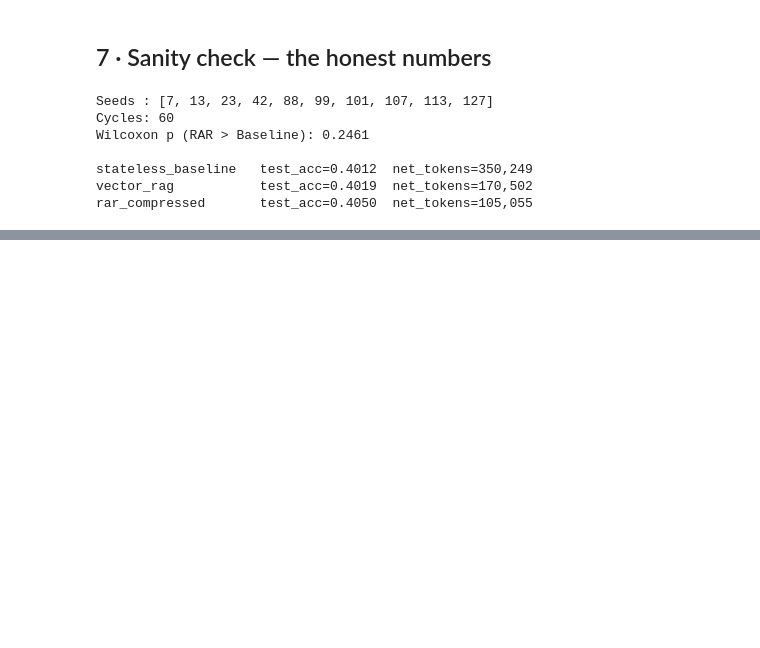
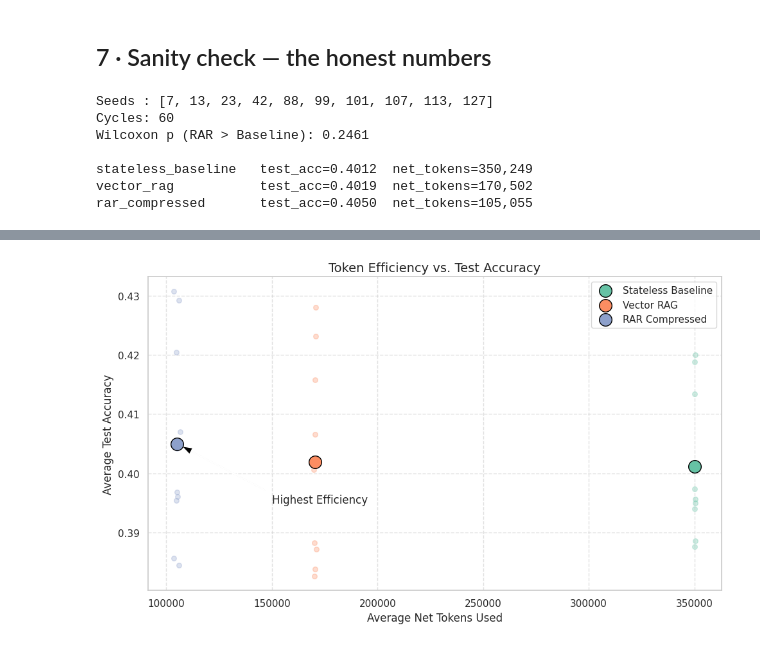
Before and after one commit to Tahir-yamin/recursive-autonomy-research, a Jupyter notebook: colab/RAR_Campaign_Clean.ipynb, the cells around one changed output, grey strips where cells are left out. Drawn from its saved outputs; the diff is of its cells as text; code cells hidden in the pictures; blank space fills up the shorter version.

```diff
--- a/colab/RAR_Campaign_Clean.ipynb
+++ b/colab/RAR_Campaign_Clean.ipynb
@@ -289,0 +357,37 @@ rar_compressed       test_acc=0.4050  net_tokens=105,055
+# %%
+import matplotlib.pyplot as plt
+
+# Prepare data from the results object 'r' loaded in previous cells
+conditions = ['stateless_baseline', 'vector_rag', 'rar_compressed']
+labels = ['Stateless Baseline', 'Vector RAG', 'RAR Compressed']
+colors = ['#66c2a5', '#fc8d62', '#8da0cb']
+
+plt.figure(figsize=(10, 6))
+
+for cond, label, color in zip(conditions, labels, colors):
+    d = r['data']['conditions'][cond]
+    # Calculate means
+    mean_acc = sum(d['test_accuracies']) / len(d['test_accuracies'])
+    mean_tokens = sum(d['net_tokens']) / len(d['net_tokens'])
+
+    # Plot the mean point
+    plt.scatter(mean_tokens, mean_acc, s=200, label=label, color=color, edgecolors='black', zorder=5)
+
+    # Plot individual seeds as smaller faint dots to show spread
+    plt.scatter(d['net_tokens'], d['test_accuracies'], s=30, color=color, alpha=0.3, zorder=3)
+
+plt.title('Token Efficiency vs. Test Accuracy', fontsize=14)
+plt.xlabel('Average Net Tokens Used', fontsize=12)
+plt.ylabel('Average Test Accuracy', fontsize=12)
+plt.grid(True, linestyle='--', alpha=0.6)
+plt.legend()
+
+# Annotate the RAR advantage
+plt.annotate('Highest Efficiency',
+             xy=(105055, 0.4050), xytext=(150000, 0.3950),
+             arrowprops=dict(facecolor='black', shrink=0.05, width=1, headwidth=8))
+
+plt.tight_layout()
+plt.show()
+# %% [output]
+[figure, added]
```
Also changed, not shown: parts of 15 cells of this notebook.
